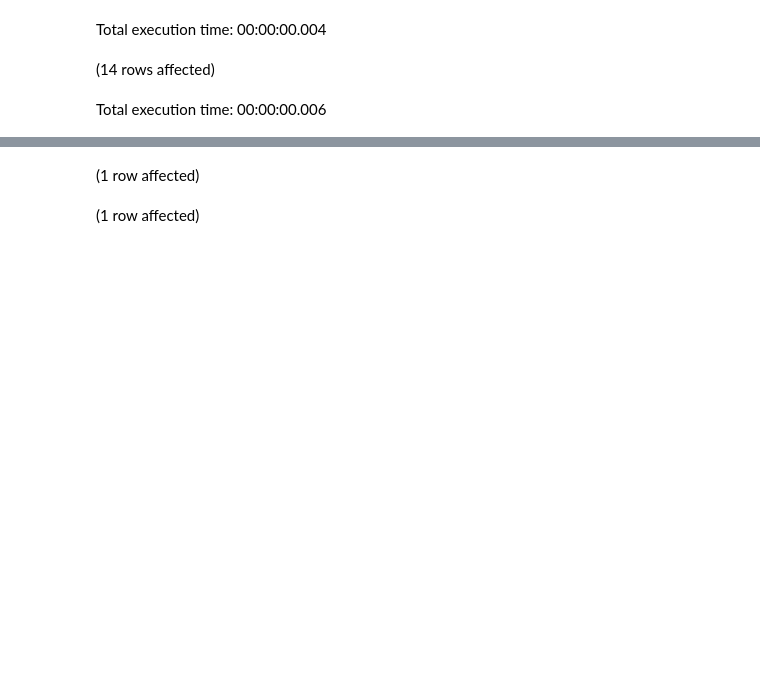
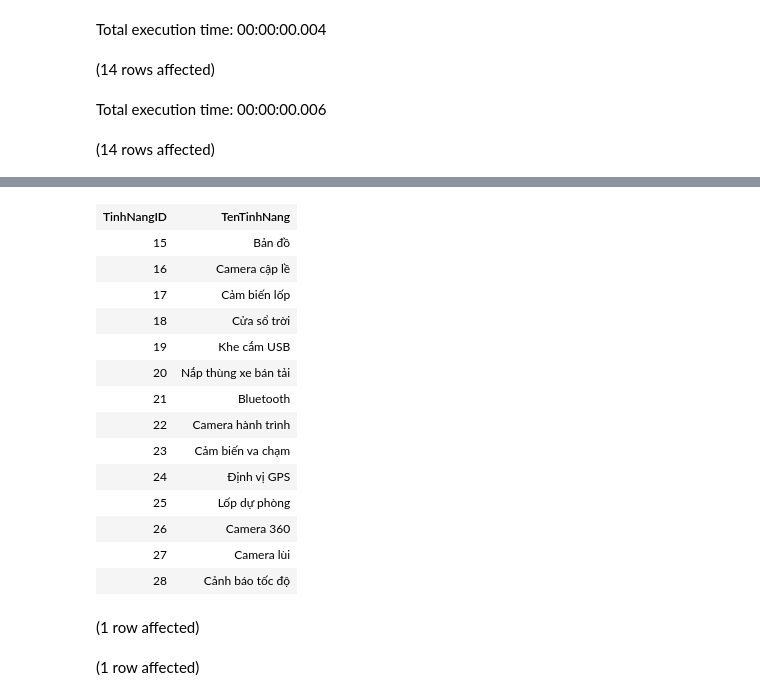
Before and after one commit to tinkdinkphiu/.NET-gk, a Jupyter notebook: database.ipynb, the cells around one changed output, grey strips where cells are left out. Drawn from its saved outputs; the diff is of its cells as text; code cells hidden in the pictures; blank space fills up the shorter version.

```diff
--- a/database.ipynb
+++ b/database.ipynb
@@ -115,3 +126,7 @@ INSERT INTO TinhNangXe (TenTinhNang) VALUES
 # %% [output]
 (14 rows affected)
 Total execution time: 00:00:00.006
+# %%
+SELECT * FROM TinhNangXe
+# %% [output]
+(14 rows affected)
@@ -118,3 +134,18 @@ Total execution time: 00:00:00.006
+| TinhNangID | TenTinhNang |
+| 15 | Bản đồ |
+| 16 | Camera cập lề |
+| 17 | Cảm biến lốp |
+| 18 | Cửa sổ trời |
+| 19 | Khe cắm USB |
+| 20 | Nắp thùng xe bán tải |
+| 21 | Bluetooth |
+| 22 | Camera hành trình |
+| 23 | Cảm biến va chạm |
+| 24 | Định vị GPS |
+| 25 | Lốp dự phòng |
+| 26 | Camera 360 |
+| 27 | Camera lùi |
+| 28 | Cảnh báo tốc độ |
 # %%
 -- Tạo dữ liệu ngẫu nhiên cho 100 dòng XeOto
 -- Tạo dữ liệu ngẫu nhiên cho 100 dòng XeOto
```
Also changed, not shown: parts of 10 cells of this notebook, 18 other files.
